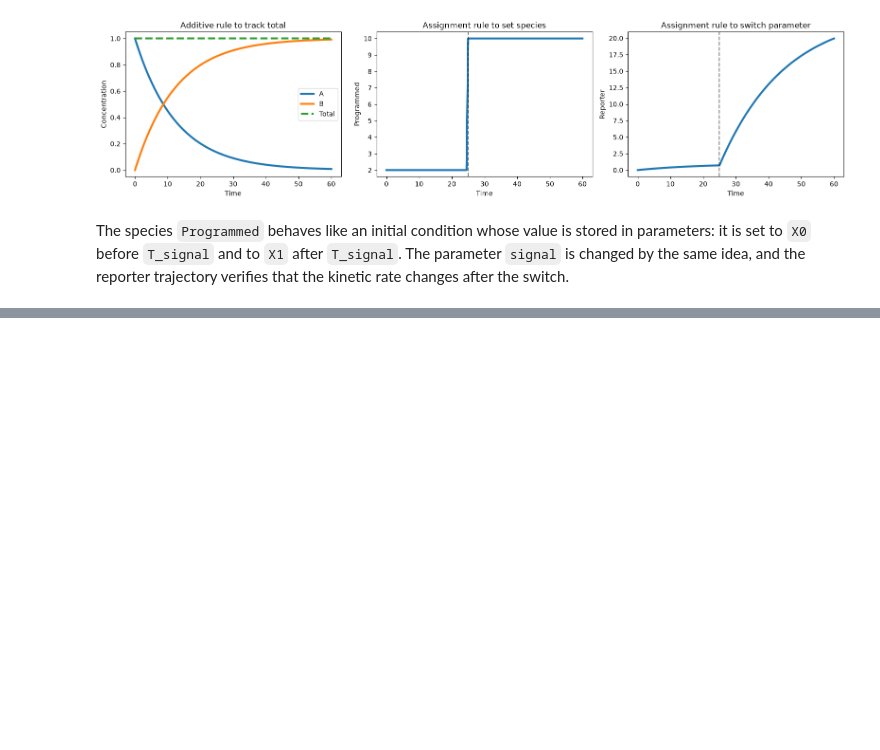
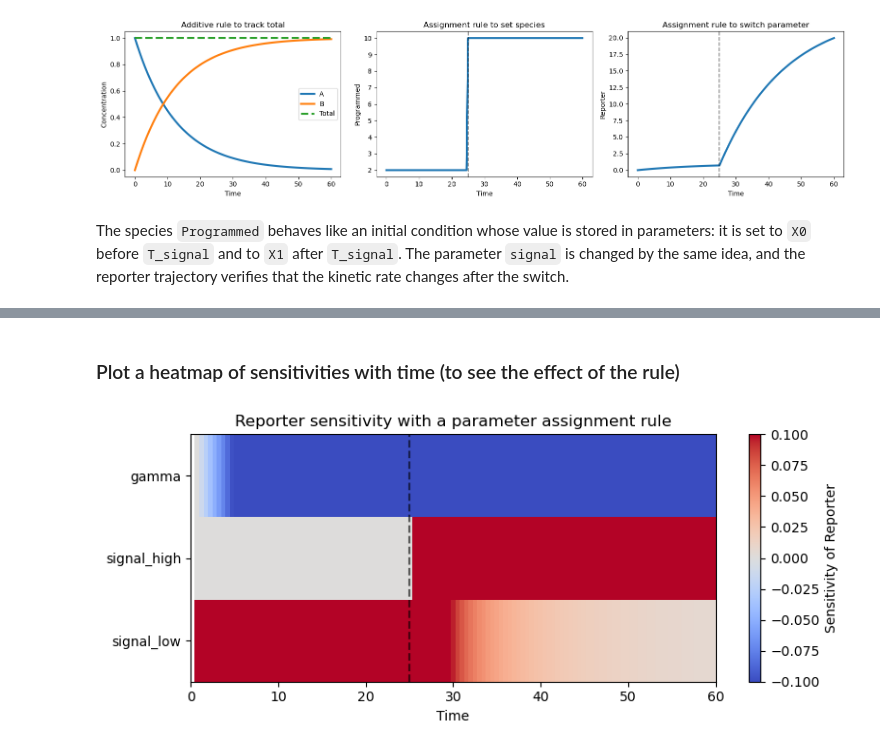
Before and after one commit to biocircuits/bioscrape, a Jupyter notebook: examples/Advanced modeling tools in Bioscrape.ipynb, the cells around one changed output, grey strips where cells are left out. Cells and saved outputs as stored; diff of their text form; code cells hidden in the pictures; blank space fills up the shorter version.

Commit message:
working sensitivity analysis with rules on parameters

```diff
--- a/examples/Advanced modeling tools in Bioscrape.ipynb
+++ b/examples/Advanced modeling tools in Bioscrape.ipynb
@@ -325,0 +234,8 @@ plt.tight_layout()
+# %%
+reporter_index = sensitivity_model.get_species_list().index("Reporter")
+reporter_sensitivities = pd.DataFrame(
+    SSM_with_rules[:, :, reporter_index],
+    columns=sensitivity_parameters,
+)
+reporter_sensitivities.loc[:, "time"] = timepoints_sensitivity
+reporter_sensitivities.head()
@@ -325,0 +249,36 @@ plt.tight_layout()
+# %% [markdown]
+### Plot a heatmap of sensitivities with time (to see the effect of the rule)
+# %%
+heatmap_values = reporter_sensitivities[sensitivity_parameters].to_numpy().T
+heatmap_scale = np.max(np.abs(heatmap_values))
+
+fig, ax = plt.subplots(figsize=(8, 3.5))
+im = ax.imshow(
+    heatmap_values,
+    aspect="auto",
+    interpolation="nearest",
+    origin="lower",
+    extent=[
+        timepoints_sensitivity[0],
+        timepoints_sensitivity[-1],
+        -0.5,
+        len(sensitivity_parameters) - 0.5,
+    ],
+    cmap="coolwarm",
+    vmin=-heatmap_scale,
+    vmax=heatmap_scale,
+)
+ax.axvline(
+    sensitivity_model.get_parameter_dictionary()["T_signal"],
+    color="k",
+    linestyle="--",
+    alpha=0.6,
+)
+ax.set_yticks(np.arange(len(sensitivity_parameters)))
+ax.set_yticklabels(sensitivity_parameters)
+ax.set_xlabel("Time")
+ax.set_title("Reporter sensitivity with a parameter assignment rule")
+fig.colorbar(im, ax=ax, label="Sensitivity of Reporter")
+plt.tight_layout()
+# %% [output]
+[figure, added]
```
Also changed, not shown: parts of 10 cells of this notebook, 12 other files.
